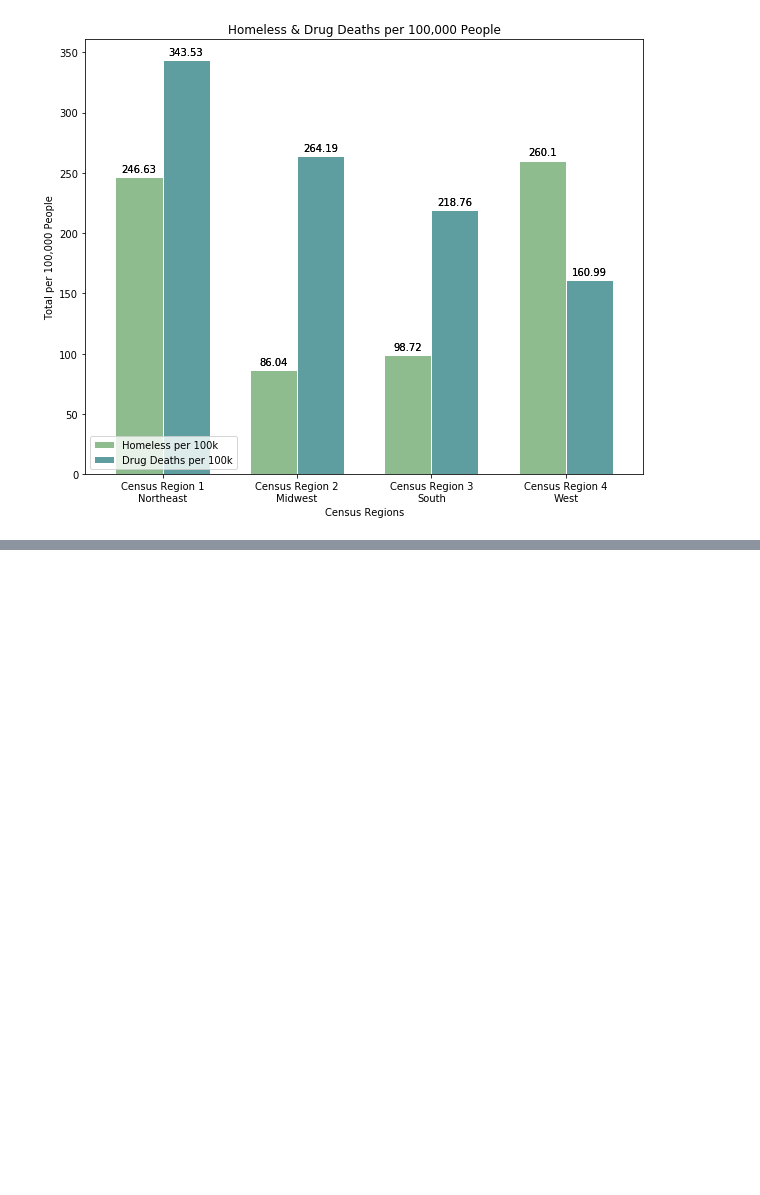
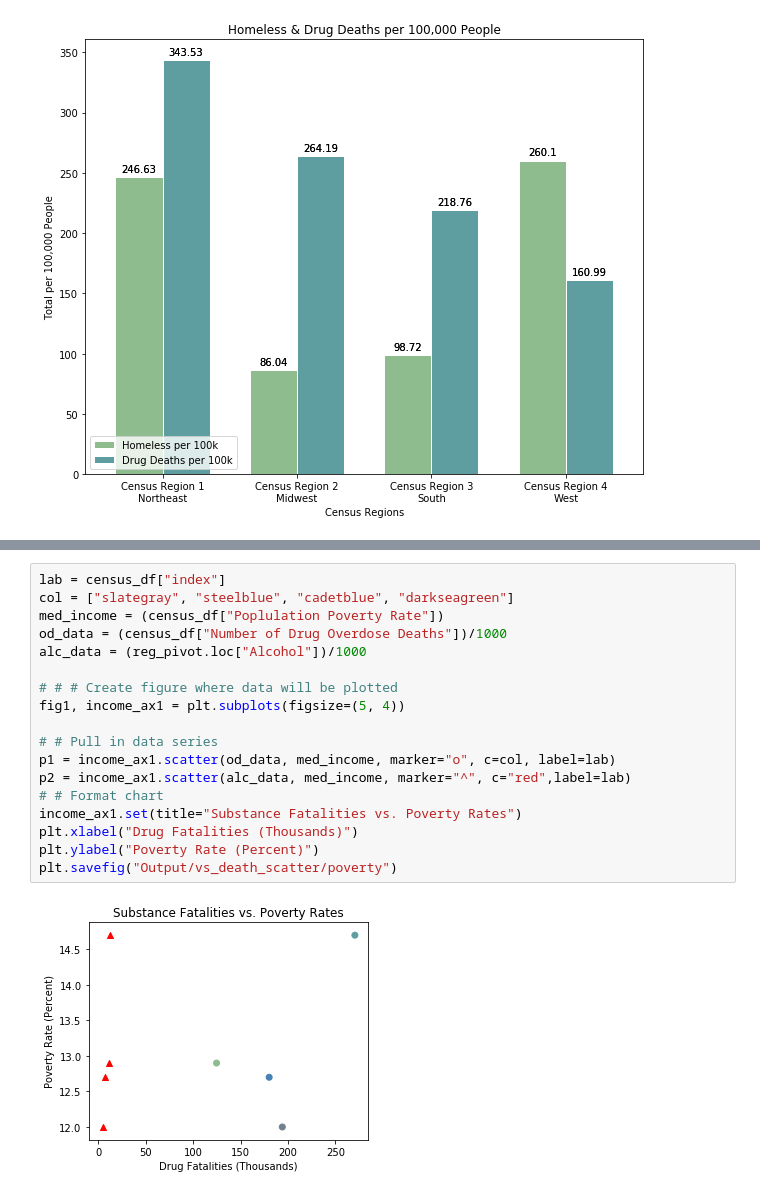
Before and after one commit to linmck/group_project_1, a Jupyter notebook: graphing.ipynb, the cells around one changed output, grey strips where cells are left out. Drawn from its saved outputs; the diff is of its cells as text; blank space fills up the shorter version.

```diff
--- a/graphing.ipynb
+++ b/graphing.ipynb
@@ -298,0 +300,20 @@ plt.savefig("Output/vs_death_scatter/med_income")
+# %%
+lab = census_df["index"]
+col = ["slategray", "steelblue", "cadetblue", "darkseagreen"]
+med_income = (census_df["Poplulation Poverty Rate"])
+od_data = (census_df["Number of Drug Overdose Deaths"])/1000
+alc_data = (reg_pivot.loc["Alcohol"])/1000
+
+# # # Create figure where data will be plotted
+fig1, income_ax1 = plt.subplots(figsize=(5, 4))
+
+# # Pull in data series
+p1 = income_ax1.scatter(od_data, med_income, marker="o", c=col, label=lab)
+p2 = income_ax1.scatter(alc_data, med_income, marker="^", c="red",label=lab)
+# # Format chart
+income_ax1.set(title="Substance Fatalities vs. Poverty Rates")
+plt.xlabel("Drug Fatalities (Thousands)")
+plt.ylabel("Poverty Rate (Percent)")
+plt.savefig("Output/vs_death_scatter/poverty")
+# %% [output]
+[figure, added]
```
Also changed, not shown: parts of 1 cell of this notebook, 2 other files.
